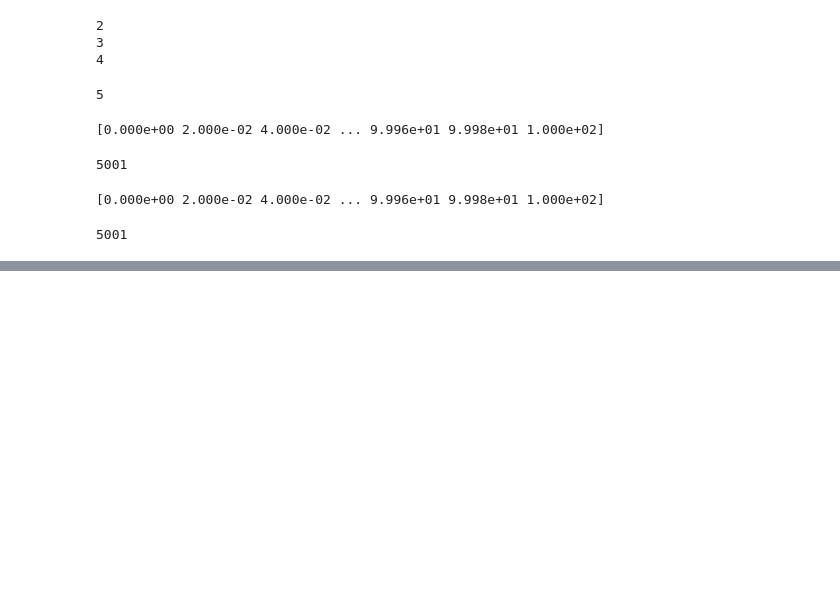
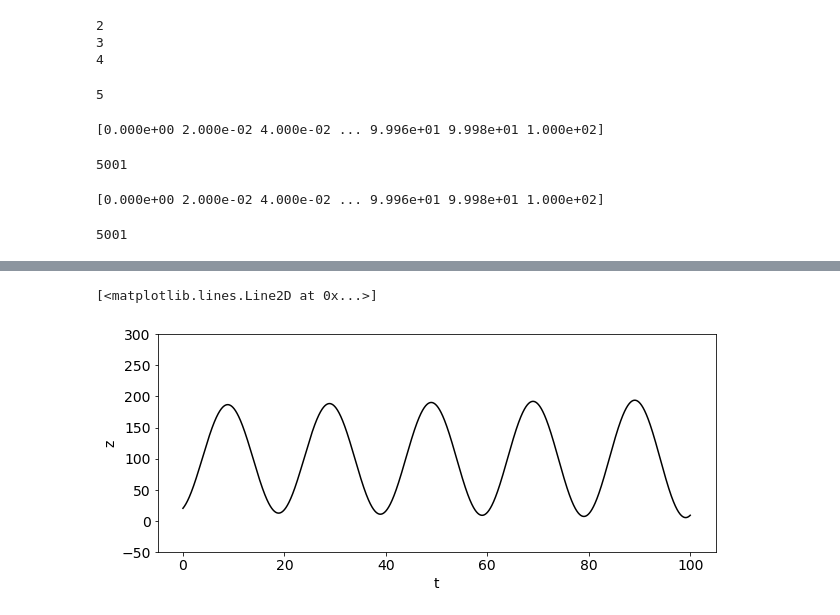
Before and after one commit to tianjiaozhang678/MAE6286, a Jupyter notebook: FirstClass.ipynb, the cells around one changed output, grey strips where cells are left out. Drawn from its saved outputs; the diff is of its cells as text; code cells hidden in the pictures; blank space fills up the shorter version.

```diff
--- a/FirstClass.ipynb
+++ b/FirstClass.ipynb
@@ -217,0 +224,24 @@ for n in range(1,N):
+# %%
+z01 = 20.
+b01 = 10.
+zt1 = 100.
+g  = 9.81
+
+u1 = numpy.array([z01, b01])
+
+z1 = numpy.zeros(N)
+z1[0] = z01
+
+for n in range(1,N):
+    u1 = u1 + dt*numpy.array([u1[1], g*(1-u1[0]/zt1)])
+    z1[n] = u1[0]
+
+pyplot.figure(figsize=(10,4))
+pyplot.ylim(-50,300)
+pyplot.tick_params(axis='both', labelsize=14)
+pyplot.xlabel('t', fontsize=14)
+pyplot.ylabel('z', fontsize=14)
+pyplot.plot(t,z1, 'k-')
+# %% [output]
+[<matplotlib.lines.Line2D at 0x...>]
+[figure, added]
```
Also changed, not shown: parts of 17 cells of this notebook.
